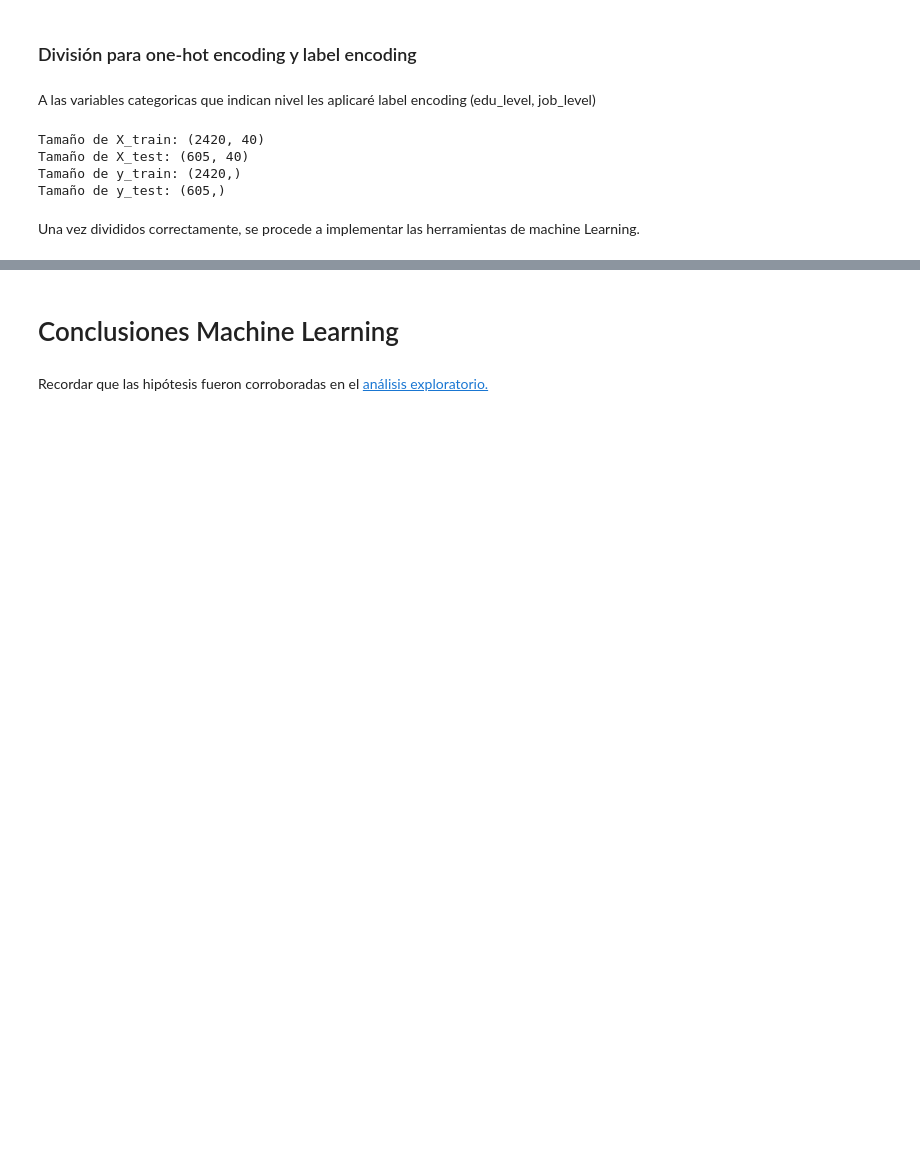
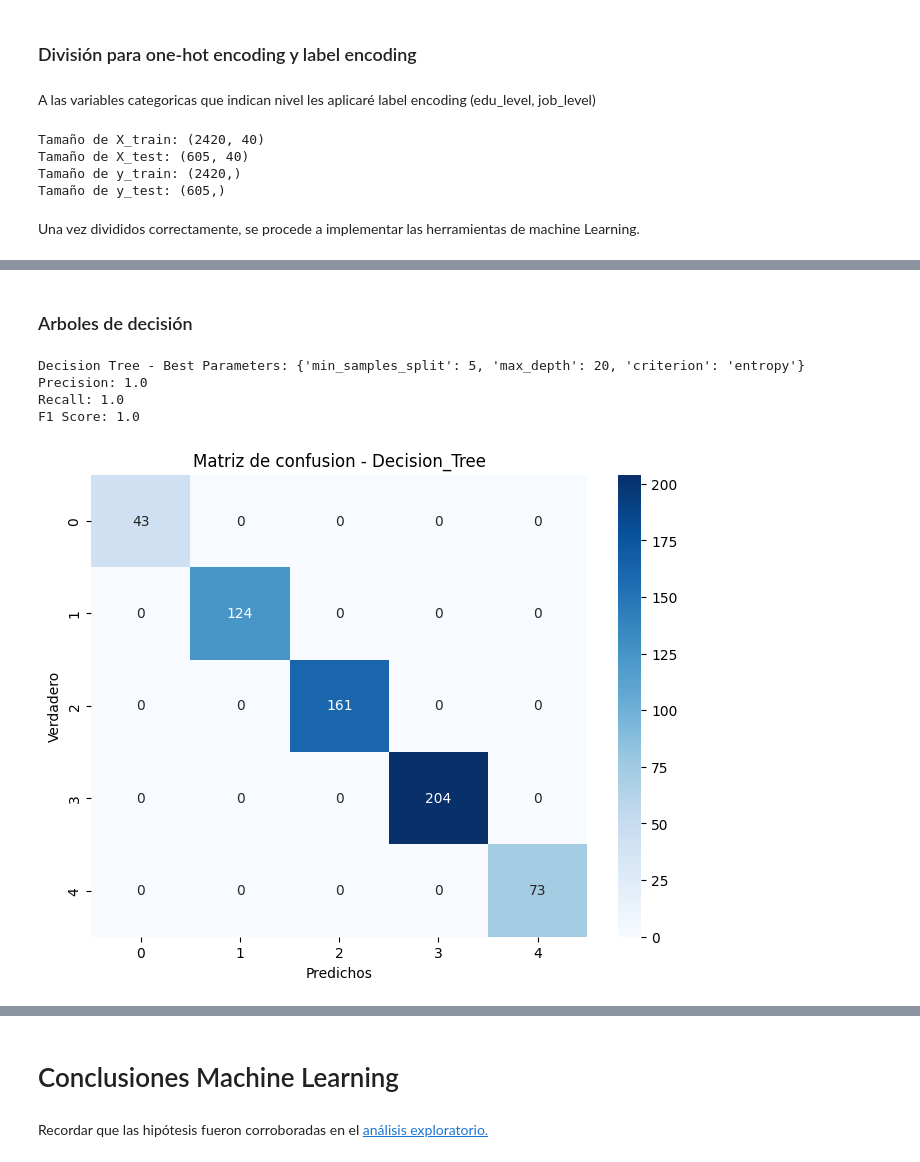
Before and after one commit to JoseChirif/Estudios-y-empleabilidad-Encuesta-kaggle, a Jupyter notebook: Estudios y empleabilidad.ipynb, the cells around one changed output, grey strips where cells are left out. Drawn from its saved outputs; the diff is of its cells as text; code cells hidden in the pictures; blank space fills up the shorter version.

```diff
--- a/Estudios y empleabilidad.ipynb
+++ b/Estudios y empleabilidad.ipynb
@@ -1651,0 +995,31 @@ plt.show()
+# %% [markdown]
+### Arboles de decisión
+# %%
+# Hiperparámetros
+param_grid = {
+    'criterion': ['gini', 'entropy'],
+    'max_depth': [10, 20, 30, None],
+    'min_samples_split': [2, 5, 10]
+}
+
+# Optimización
+tree = DecisionTreeClassifier(random_state=42)
+grid_search_tree = RandomizedSearchCV(tree, param_distributions=param_grid, n_iter=10, scoring='f1_weighted', cv=5, random_state=42)
+grid_search_tree.fit(X_train_scaled, y_train)
+best_tree = grid_search_tree.best_estimator_
+
+# Predicción y evaluación
+y_pred_tree = best_tree.predict(X_test_scaled)
+print("Decision Tree - Best Parameters:", grid_search_tree.best_params_)
+print("Precision:", precision_score(y_test, y_pred_tree, average="weighted"))
+print("Recall:", recall_score(y_test, y_pred_tree, average="weighted"))
+print("F1 Score:", f1_score(y_test, y_pred_tree, average="weighted"))
+
+# Matriz de confusión
+plot_matrix(y_test, y_pred_tree, job_levels, "Decision_Tree")
+# %% [output]
+Decision Tree - Best Parameters: {'min_samples_split': 5, 'max_depth': 20, 'criterion': 'entropy'}
+Precision: 1.0
+Recall: 1.0
+F1 Score: 1.0
+[figure, added]
```
Also changed, not shown: parts of 77 cells of this notebook, 1 other file.
